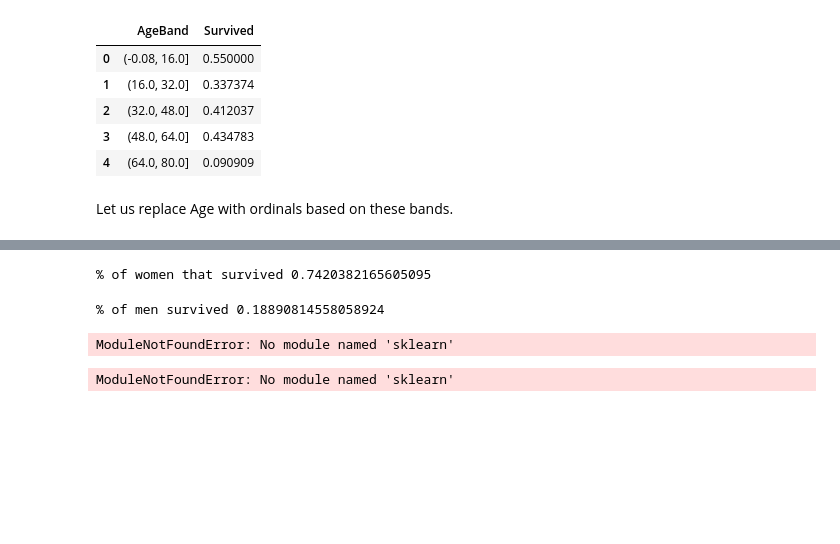
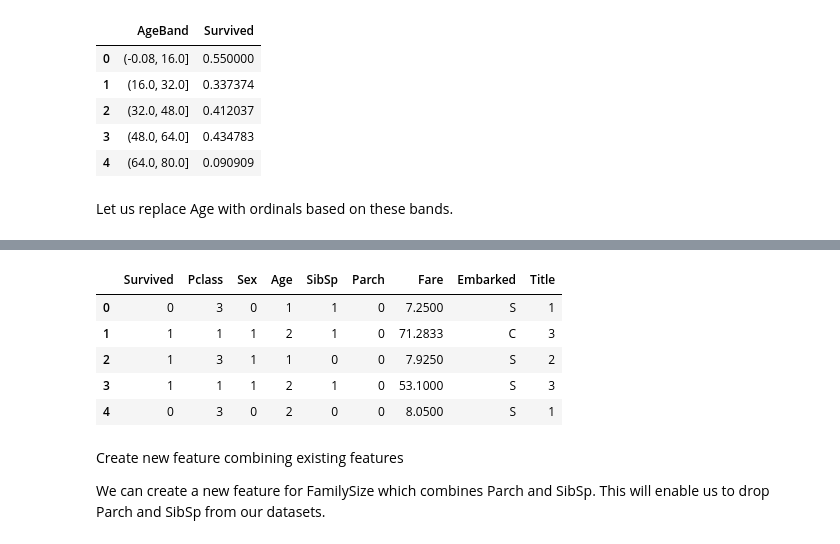
Before and after one commit to deepakmalpani/Titanic-ML-from-disaster, a Jupyter notebook: feature_engineering.ipynb, the cells around one changed output, grey strips where cells are left out. Drawn from its saved outputs; the diff is of its cells as text; code cells hidden in the pictures; blank space fills up the shorter version.

Commit message:
Complete feature engineering and add clean data

```diff
--- a/feature_engineering.ipynb
+++ b/feature_engineering.ipynb
@@ -556,16 +517,0 @@ dtype: int64
-# %%
-# Explore a pattern - Check how much of the generalisation in the gender_submission.csv holds true in our training data.
-#For Eg-> If the gender of passenger is Female
-women = df_train.loc[df_train.Sex == 'female']["Survived"]
-ratio_women_survived = sum(women)/len(women)
-print("% of women that survived", ratio_women_survived)
-# %% [output]
-% of women that survived 0.7420382165605095
-# %%
-# % of men that survived
-
-men = df_train.loc[df_train.Sex == 'male']['Survived']
-ratio_men_survived = sum(men)/len(men)
-print('% of men survived', ratio_men_survived)
-# %% [output]
-% of men survived 0.18890814558058924
@@ -576,17 +518,17 @@ y = df_train['Survived']
-# %%
-# Create validation, test, and training set
-from sklearn.model_selection import train_test_split
-X_train, X_test, y_train, y_test = train_test_split(X,y, test_size = 0.3, random_state = 21)
-X_test, X_val, y_test, y_val = train_test_split(X_test, y_test, test_size = 0.3, random_state = 20)
-
-print("Training size = " , len(X_train))
-print("Test size = " , len(X_test))
-print("Validation size = " , len(X_val))
-# %% [output]
-ModuleNotFoundError: No module named 'sklearn'
-# %%
-from sklearn.linear_model import LogisticRegression
-
-model = LogisticRegression(random_state = 20).fit(X_train, y_train)
-# %% [output]
-ModuleNotFoundError: No module named 'sklearn'
+# %%
+# We can now remove the AgeBand feature
+df_train = df_train.drop(['AgeBand'], axis = 1)
+combine = [df_train, df_test]
+df_train.head()
+# %% [output]
+|  | Survived | Pclass | Sex | Age | SibSp | Parch | Fare | Embarked | Title |
+| 0 | 0 | 3 | 0 | 1 | 1 | 0 | 7.2500 | S | 1 |
+| 1 | 1 | 1 | 1 | 2 | 1 | 0 | 71.2833 | C | 3 |
+| 2 | 1 | 3 | 1 | 1 | 0 | 0 | 7.9250 | S | 2 |
+| 3 | 1 | 1 | 1 | 2 | 1 | 0 | 53.1000 | S | 3 |
+| 4 | 0 | 3 | 0 | 2 | 0 | 0 | 8.0500 | S | 1 |
+# %% [markdown]
+
+Create new feature combining existing features
+
+We can create a new feature for FamilySize which combines Parch and SibSp. This will enable us to drop Parch and SibSp from our datasets.
```
Also changed, not shown: parts of 25 cells of this notebook, 2 other files.
